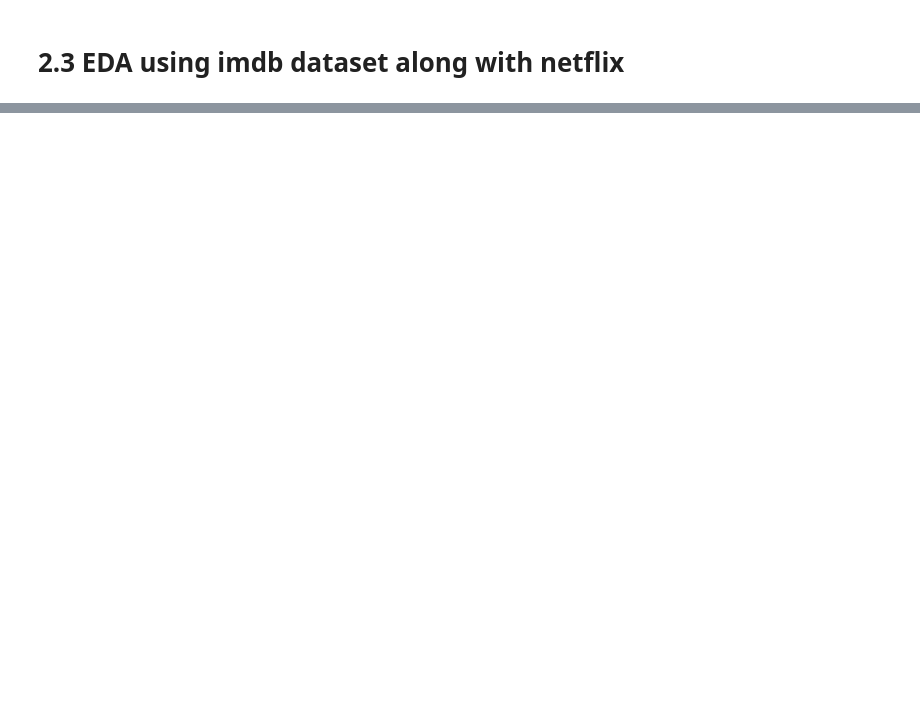
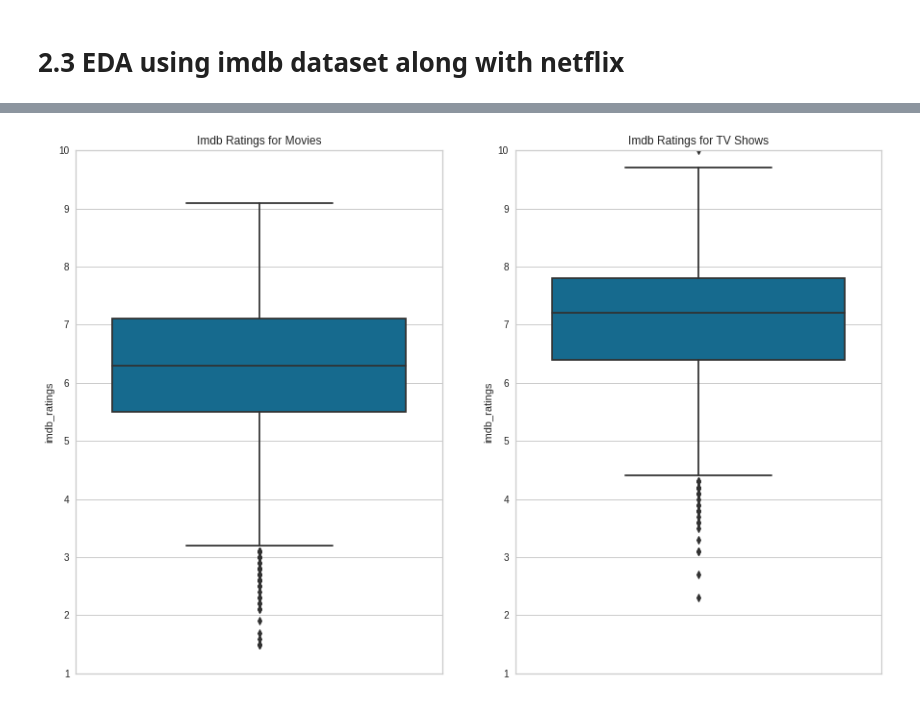
Before and after one commit to palash-21/Netflix-Movies-And-TV-Shows-Clustering, a Jupyter notebook: NETFLIX_MOVIES_AND_TV_SHOWS_CLUSTERING.ipynb, the cells around one changed output, grey strips where cells are left out. Saved outputs shown, nothing was run; the diff lists cells and outputs as text; code cells hidden in the pictures; blank space fills up the shorter version.

```diff
--- a/NETFLIX_MOVIES_AND_TV_SHOWS_CLUSTERING.ipynb
+++ b/NETFLIX_MOVIES_AND_TV_SHOWS_CLUSTERING.ipynb
@@ -897,0 +925,14 @@ count of tv/movie,
+# %%
+# Box-plot
+plt.figure(figsize=(15,10))
+plt.subplot(1, 2, 1)
+sns.boxplot(y=df[df['type']=='Movie']['imdb_ratings'])
+plt.title(f'Imdb Ratings for Movies')
+plt.ylim(1, 10)
+plt.subplot(1, 2, 2)
+sns.boxplot(y=df[df['type']=='TV Show']['imdb_ratings'])
+plt.title(f'Imdb Ratings for TV Shows')
+plt.ylim(1, 10)
+plt.show()
+# %% [output]
+[figure, added]
```
Also changed, not shown: parts of 52 cells of this notebook.
